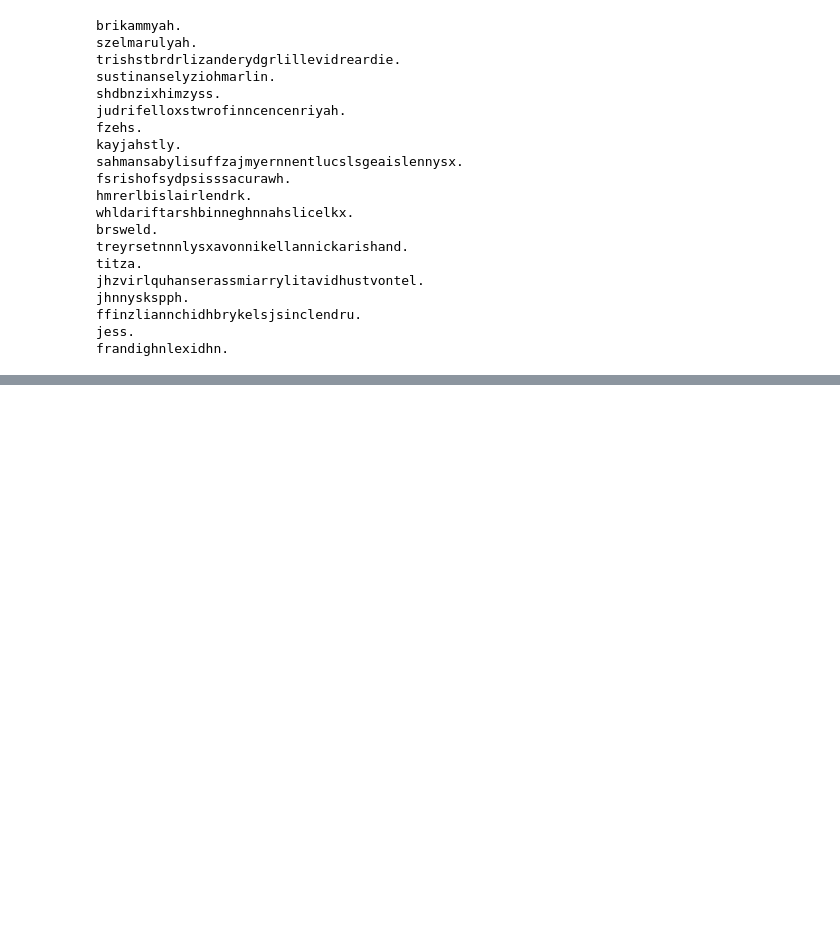
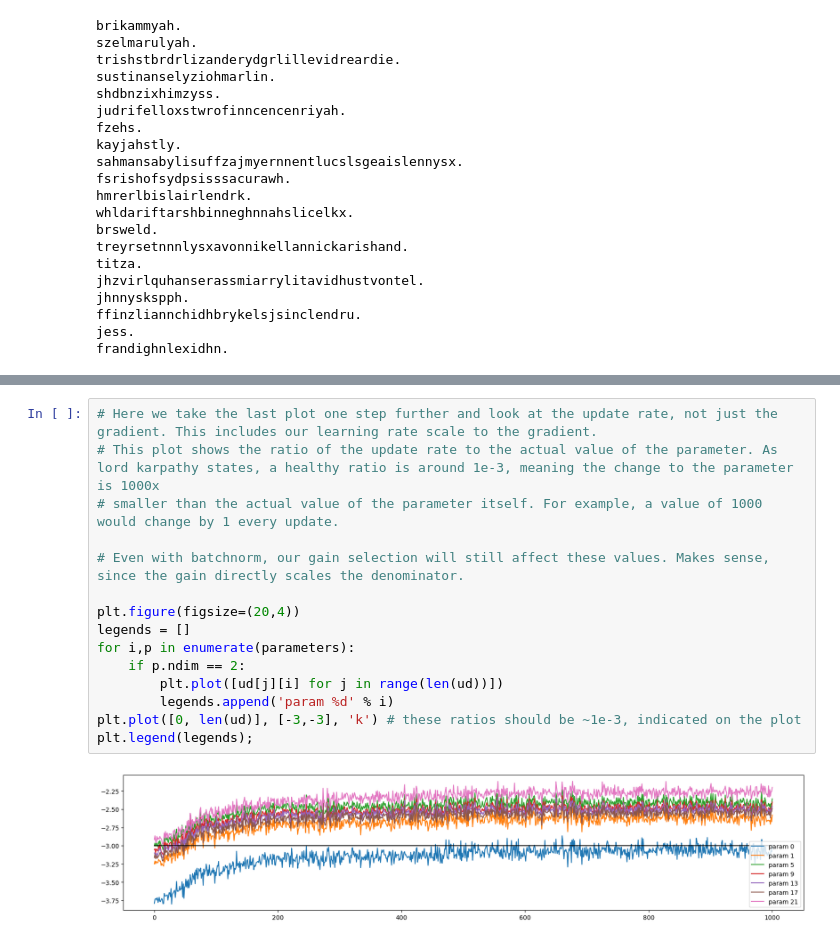
Before and after one commit to ColterDowning/makemore_from_scratch, a Jupyter notebook: build_makemore_mlp2.ipynb, the cells around one changed output, grey strips where cells are left out. Drawn from its saved outputs; the diff is of its cells as text; blank space fills up the shorter version.

Commit message:
Finished the diagnostic tools used to understand the health of the nn

```diff
--- a/build_makemore_mlp2.ipynb
+++ b/build_makemore_mlp2.ipynb
@@ -466,0 +508,17 @@ Text(0.5, 1.0, 'gradient distribution')
+# %%
+# Here we take the last plot one step further and look at the update rate, not just the gradient. This includes our learning rate scale to the gradient.
+# This plot shows the ratio of the update rate to the actual value of the parameter. As lord karpathy states, a healthy ratio is around 1e-3, meaning the change to the parameter is 1000x
+# smaller than the actual value of the parameter itself. For example, a value of 1000 would change by 1 every update.
+
+# Even with batchnorm, our gain selection will still affect these values. Makes sense, since the gain directly scales the denominator.
+
+plt.figure(figsize=(20,4))
+legends = []
+for i,p in enumerate(parameters):
+    if p.ndim == 2:
+        plt.plot([ud[j][i] for j in range(len(ud))])
+        legends.append('param %d' % i)
+plt.plot([0, len(ud)], [-3,-3], 'k') # these ratios should be ~1e-3, indicated on the plot
+plt.legend(legends);
+# %% [output]
+[figure, added]
```
Also changed, not shown: parts of 7 cells of this notebook.
